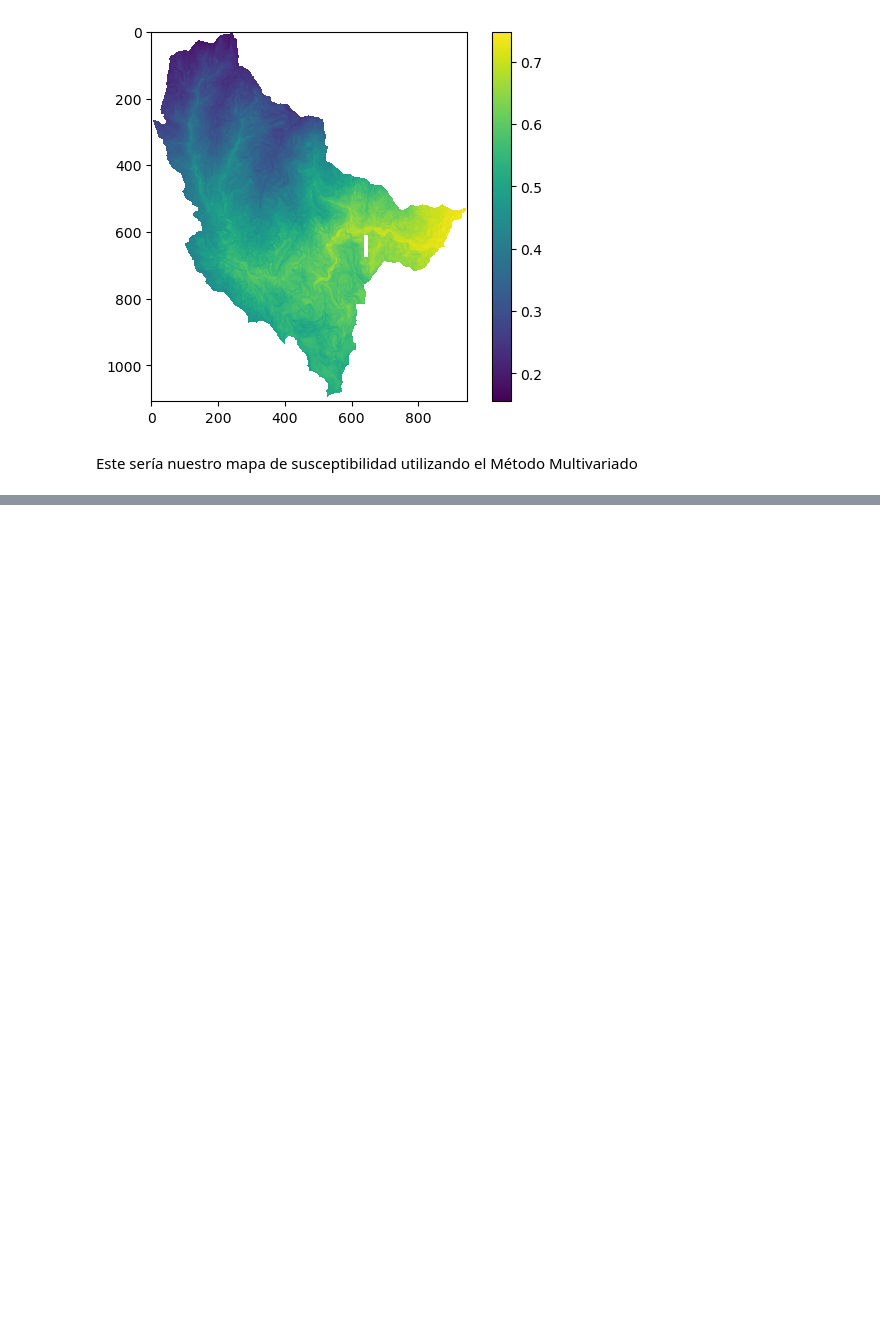
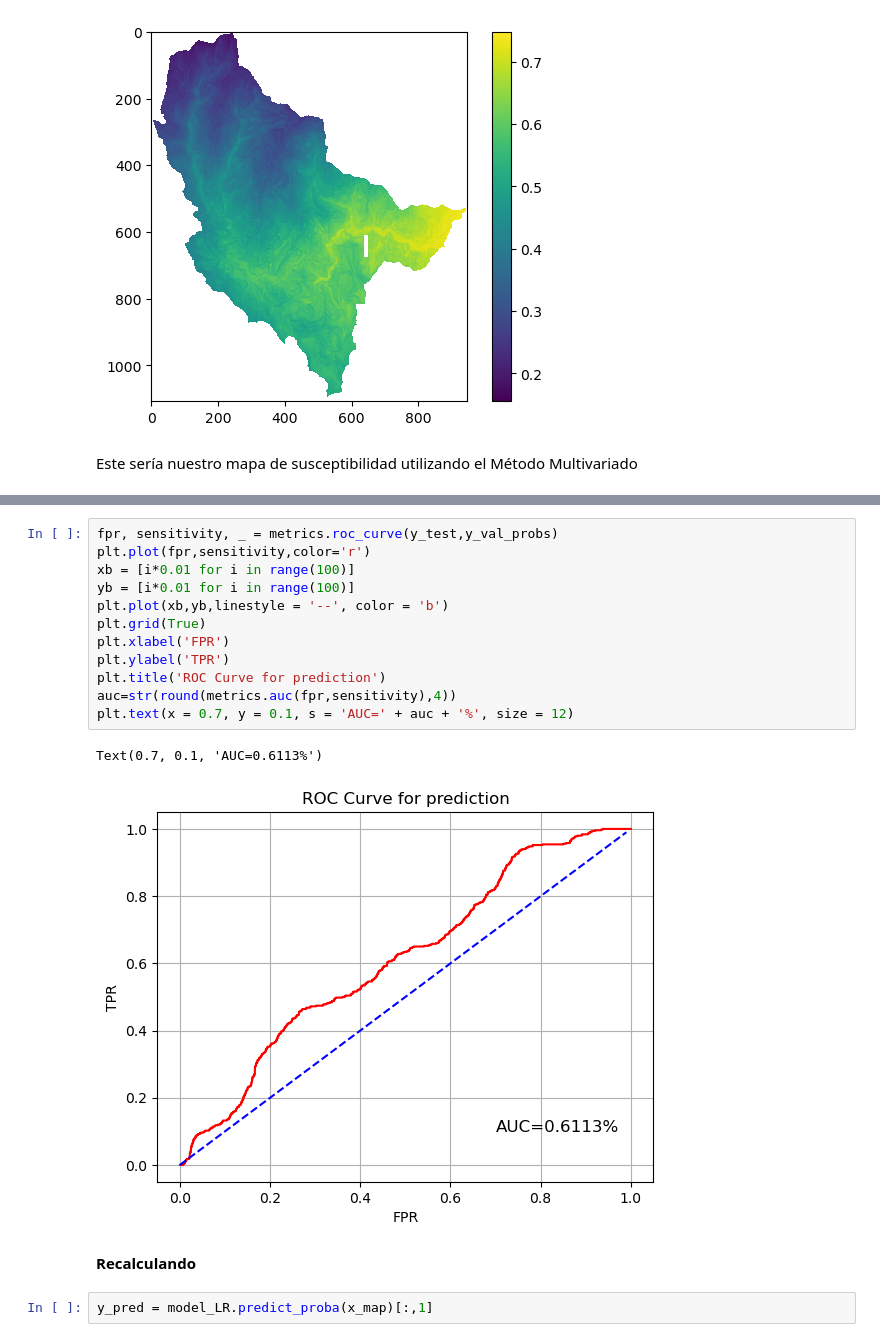
Before and after one commit to KevinVillegas407/Cartografia_Geotecnica, a Jupyter notebook: Taller_8 - Métodos Multivariados/Métodos_Multivariados.ipynb, the cells around one changed output, grey strips where cells are left out. Saved outputs shown, nothing was run; the diff lists cells and outputs as text; blank space fills up the shorter version.

```diff
--- a/Taller_8 - Métodos Multivariados/Métodos_Multivariados.ipynb
+++ b/Taller_8 - Métodos Multivariados/Métodos_Multivariados.ipynb
@@ -415,0 +488,19 @@ Este sería nuestro mapa de susceptibilidad utilizando el Método Multivariado
+# %%
+fpr, sensitivity, _ = metrics.roc_curve(y_test,y_val_probs)
+plt.plot(fpr,sensitivity,color='r')
+xb = [i*0.01 for i in range(100)]
+yb = [i*0.01 for i in range(100)]
+plt.plot(xb,yb,linestyle = '--', color = 'b')
+plt.grid(True)
+plt.xlabel('FPR')
+plt.ylabel('TPR')
+plt.title('ROC Curve for prediction')
+auc=str(round(metrics.auc(fpr,sensitivity),4))
+plt.text(x = 0.7, y = 0.1, s = 'AUC=' + auc + '%', size = 12)
+# %% [output]
+Text(0.7, 0.1, 'AUC=0.6113%')
+[figure, added]
+# %% [markdown]
+**Recalculando**
+# %%
+y_pred = model_LR.predict_proba(x_map)[:,1]
```
Also changed, not shown: parts of 10 cells of this notebook.
